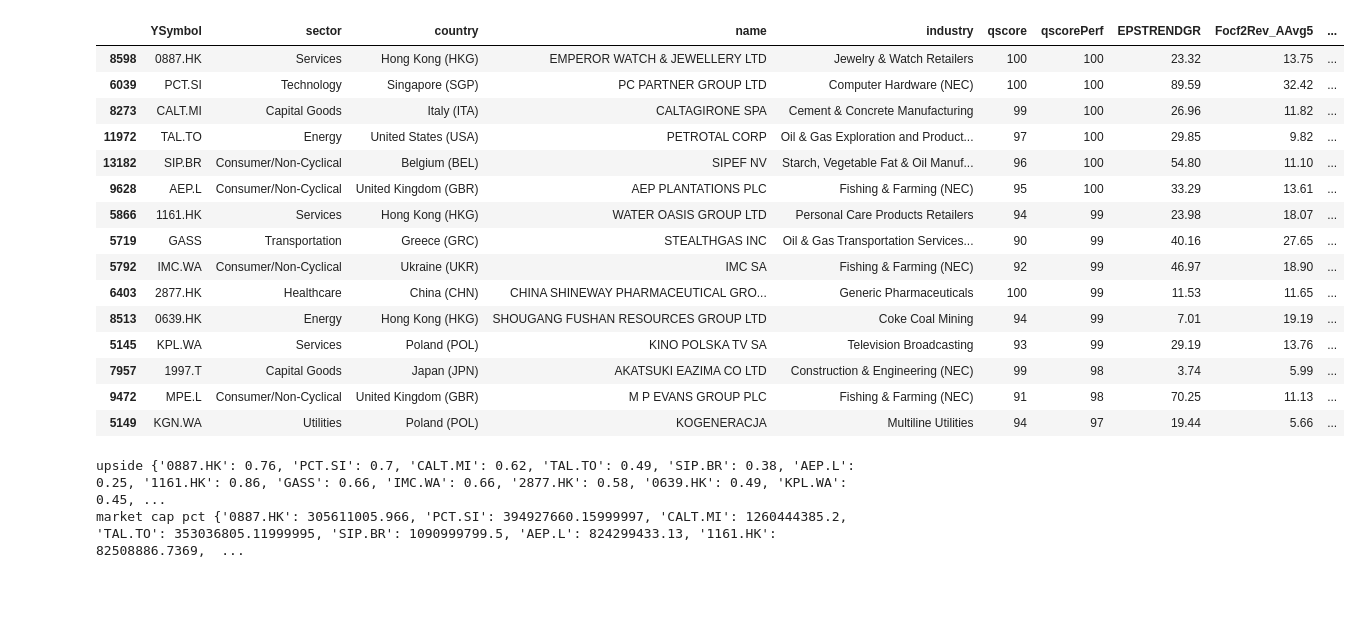
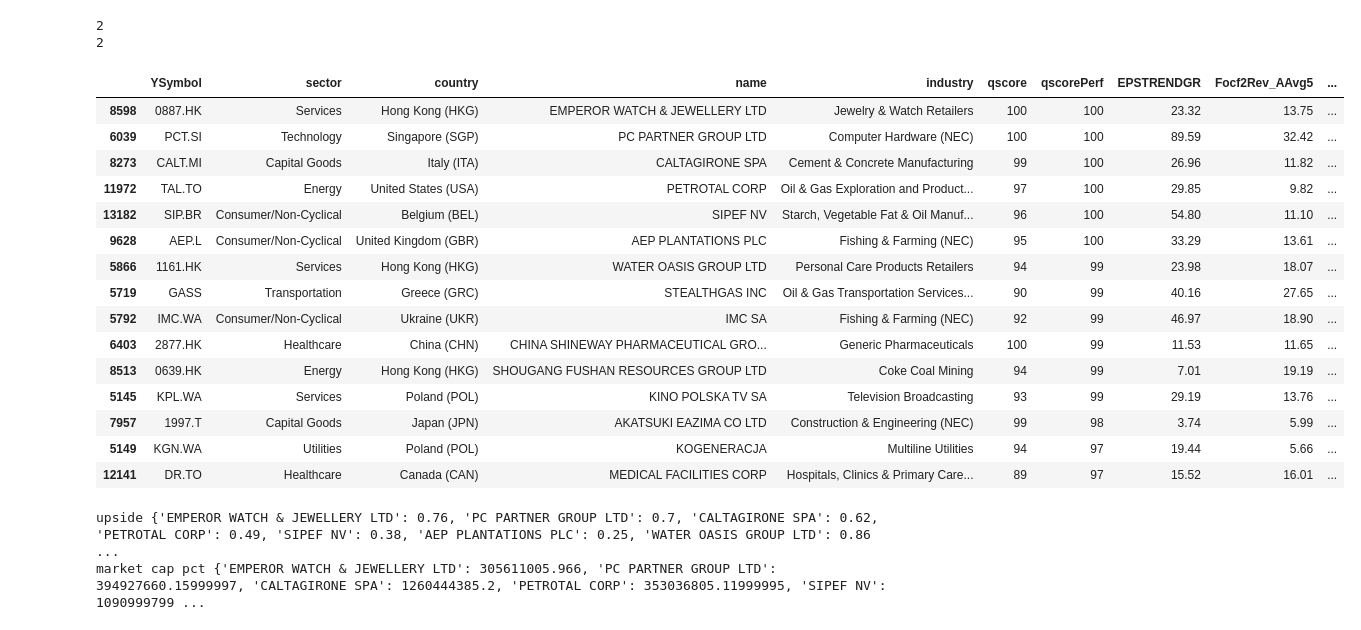
Before and after one commit to facoptere/screener, a Jupyter notebook: .degiro_screener.ipynb, the cells around one changed output. Cells and saved outputs as stored; diff of their text form; code cells hidden in the pictures; blank space fills up the shorter version.

```diff
--- a/.degiro_screener.ipynb
+++ b/.degiro_screener.ipynb
@@ -88,44 +88,47 @@ from collections import OrderedDict
 # %%
 # keeping the best 15 assets to build a portfolio
 critRemoveRegex = (
-    ("YSymbol", "5184.T" ),
+    ("YSymbol", "(?:5184.T|MPE.L)"   ),
     ("sector", "(?:Consumer Cyclical|Financial)" ),
 )
 tmpdf = build_csv(ddf, None, critRemoveRegex, None, None, ";", "%.1f", 40).sort_values(by=["qscorePerf", "EnSolde2"], ascending=[False, False]).head(15)
 display(tmpdf)
 
 # List of Yahoo! tickers
-tmpdf = tmpdf[["YSymbol", "EnSolde2", "MKTCAP.USD"]]
+tmpdf = tmpdf[["YSymbol", "name", "EnSolde2", "MKTCAP.USD"]]
 tickers = tmpdf["YSymbol"].astype(str).tolist()
+names = tmpdf["name"].astype(str).tolist()
 
 # List of market caps (in USD), needed by PyPortfolioOpt
-mcaps = tmpdf.set_index("YSymbol").to_dict()["MKTCAP.USD"]
+mcaps = tmpdf.set_index("name").to_dict()["MKTCAP.USD"]
 
 # Upside, according to discounted cash flow
 tmpdf["EnSolde2"] = tmpdf["EnSolde2"] / 100.0
-viewdict = tmpdf.set_index("YSymbol").to_dict()["EnSolde2"]
+viewdict = tmpdf.set_index("name").to_dict()["EnSolde2"]
 
 print("upside", viewdict)
 print("market cap pct", mcaps)
 # %% [output]
+2
+2
 |  | YSymbol | sector | country | name | industry | qscore | qscorePerf | EPSTRENDGR | Focf2Rev_AAvg5 | ... |
 | 8598 | 0887.HK | Services | Hong Kong (HKG) | EMPEROR WATCH & JEWELLERY LTD | Jewelry & Watch Retailers | 100 | 100 | 23.32 | 13.75 | ... |
 | 6039 | PCT.SI | Technology | Singapore (SGP) | PC PARTNER GROUP LTD | Computer Hardware (NEC) | 100 | 100 | 89.59 | 32.42 | ... |
 | 8273 | CALT.MI | Capital Goods | Italy (ITA) | CALTAGIRONE SPA | Cement & Concrete Manufacturing | 99 | 100 | 26.96 | 11.82 | ... |
 | 11972 | TAL.TO | Energy | United States (USA) | PETROTAL CORP | Oil & Gas Exploration and Product... | 97 | 100 | 29.85 | 9.82 | ... |
 | 13182 | SIP.BR | Consumer/Non-Cyclical | Belgium (BEL) | SIPEF NV | Starch, Vegetable Fat & Oil Manuf... | 96 | 100 | 54.80 | 11.10 | ... |
 | 9628 | AEP.L | Consumer/Non-Cyclical | United Kingdom (GBR) | AEP PLANTATIONS PLC | Fishing & Farming (NEC) | 95 | 100 | 33.29 | 13.61 | ... |
 | 5866 | 1161.HK | Services | Hong Kong (HKG) | WATER OASIS GROUP LTD | Personal Care Products Retailers | 94 | 99 | 23.98 | 18.07 | ... |
 | 5719 | GASS | Transportation | Greece (GRC) | STEALTHGAS INC | Oil & Gas Transportation Services... | 90 | 99 | 40.16 | 27.65 | ... |
 | 5792 | IMC.WA | Consumer/Non-Cyclical | Ukraine (UKR) | IMC SA | Fishing & Farming (NEC) | 92 | 99 | 46.97 | 18.90 | ... |
 | 6403 | 2877.HK | Healthcare | China (CHN) | CHINA SHINEWAY PHARMACEUTICAL GRO... | Generic Pharmaceuticals | 100 | 99 | 11.53 | 11.65 | ... |
 | 8513 | 0639.HK | Energy | Hong Kong (HKG) | SHOUGANG FUSHAN RESOURCES GROUP LTD | Coke Coal Mining | 94 | 99 | 7.01 | 19.19 | ... |
 | 5145 | KPL.WA | Services | Poland (POL) | KINO POLSKA TV SA | Television Broadcasting | 93 | 99 | 29.19 | 13.76 | ... |
 | 7957 | 1997.T | Capital Goods | Japan (JPN) | AKATSUKI EAZIMA CO LTD | Construction & Engineering (NEC) | 99 | 98 | 3.74 | 5.99 | ... |
-| 9472 | MPE.L | Consumer/Non-Cyclical | United Kingdom (GBR) | M P EVANS GROUP PLC | Fishing & Farming (NEC) | 91 | 98 | 70.25 | 11.13 | ... |
 | 5149 | KGN.WA | Utilities | Poland (POL) | KOGENERACJA | Multiline Utilities | 94 | 97 | 19.44 | 5.66 | ... |
+| 12141 | DR.TO | Healthcare | Canada (CAN) | MEDICAL FACILITIES CORP | Hospitals, Clinics & Primary Care... | 89 | 97 | 15.52 | 16.01 | ... |
-upside {'0887.HK': 0.76, 'PCT.SI': 0.7, 'CALT.MI': 0.62, 'TAL.TO': 0.49, 'SIP.BR': 0.38, 'AEP.L': 0.25, '1161.HK': 0.86, 'GASS': 0.66, 'IMC.WA': 0.66, '2877.HK': 0.58, '0639.HK': 0.49, 'KPL.WA': 0.45, ...
-market cap pct {'0887.HK': 305611005.966, 'PCT.SI': 394927660.15999997, 'CALT.MI': 1260444385.2, 'TAL.TO': 353036805.11999995, 'SIP.BR': 1090999799.5, 'AEP.L': 824299433.13, '1161.HK': 82508886.7369,  ...
+upside {'EMPEROR WATCH & JEWELLERY LTD': 0.76, 'PC PARTNER GROUP LTD': 0.7, 'CALTAGIRONE SPA': 0.62, 'PETROTAL CORP': 0.49, 'SIPEF NV': 0.38, 'AEP PLANTATIONS PLC': 0.25, 'WATER OASIS GROUP LTD': 0.86 ...
+market cap pct {'EMPEROR WATCH & JEWELLERY LTD': 305611005.966, 'PC PARTNER GROUP LTD': 394927660.15999997, 'CALTAGIRONE SPA': 1260444385.2, 'PETROTAL CORP': 353036805.11999995, 'SIPEF NV': 1090999799 ...
 # %%
 # downloading prices for 7 years + SPY as standard performance
 ohlc = yf.download(tickers+["SPY"], period="7y")
```
Also changed, not shown: parts of 2 cells of this notebook, 1 other file.
